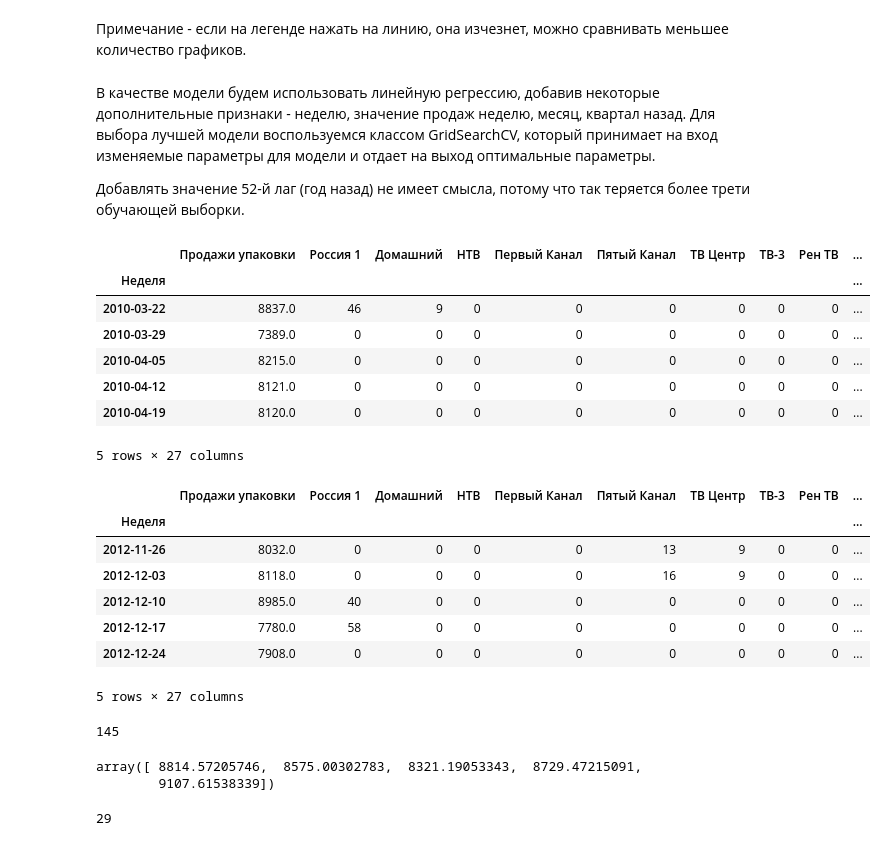
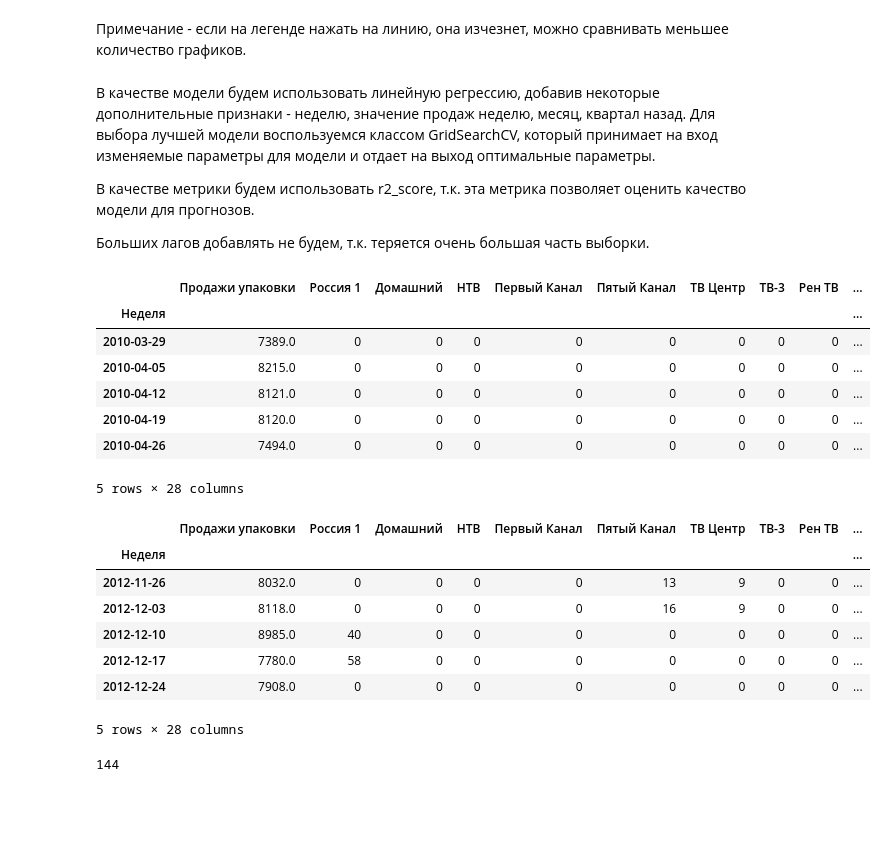
Before and after one commit to YStormwalker/publicis, a Jupyter notebook: publicis_test_case.ipynb, the cells around one changed output. Cells and saved outputs as stored; diff of their text form; code cells hidden in the pictures; blank space fills up the shorter version.

```diff
--- a/publicis_test_case.ipynb
+++ b/publicis_test_case.ipynb
@@ -109,25 +113,27 @@ plotly_df(sales.drop('Скользящее среднее', axis=1), title='Эк
 # %% [markdown]
 В качестве модели будем использовать линейную регрессию, добавив некоторые дополнительные признаки - неделю, значение продаж неделю, месяц, квартал назад. Для выбора лучшей модели воспользуемся классом GridSearchCV, который принимает на вход изменяемые параметры для модели и отдает на выход оптимальные параметры.
 
-Добавлять значение 52-й лаг (год назад) не имеет смысла, потому что так теряется более трети обучающей выборки.
+В качестве метрики будем использовать r2_score, т.к. эта метрика позволяет оценить качество модели для прогнозов.
+
+Больших лагов добавлять не будем, т.к. теряется очень большая часть выборки.
 # %%
 data['Неделя'] = data.index.week
 learning_samples = data.copy()
 
-for i in range(4, 12):
+for i in range(4, 13):
     learning_samples[f'Lag {i}'] = learning_samples['Продажи упаковки'].shift(i)
 
 learning_samples = learning_samples.dropna()
 learning_samples.head()
 # %% [output]
 |  | Продажи упаковки | Россия 1 | Домашний | НТВ | Первый Канал | Пятый Канал | ТВ Центр | ТВ-3 | Рен ТВ | ... |
 | Неделя |  |  |  |  |  |  |  |  |  | ... |
-| 2010-03-22 | 8837.0 | 46 | 9 | 0 | 0 | 0 | 0 | 0 | 0 | ... |
 | 2010-03-29 | 7389.0 | 0 | 0 | 0 | 0 | 0 | 0 | 0 | 0 | ... |
 | 2010-04-05 | 8215.0 | 0 | 0 | 0 | 0 | 0 | 0 | 0 | 0 | ... |
 | 2010-04-12 | 8121.0 | 0 | 0 | 0 | 0 | 0 | 0 | 0 | 0 | ... |
 | 2010-04-19 | 8120.0 | 0 | 0 | 0 | 0 | 0 | 0 | 0 | 0 | ... |
+| 2010-04-26 | 7494.0 | 0 | 0 | 0 | 0 | 0 | 0 | 0 | 0 | ... |
-5 rows × 27 columns
+5 rows × 28 columns
 # %%
 learning_samples.tail()
 # %% [output]
@@ -138,11 +144,11 @@ learning_samples.tail()
 | 2012-12-10 | 8985.0 | 40 | 0 | 0 | 0 | 0 | 0 | 0 | 0 | ... |
 | 2012-12-17 | 7780.0 | 58 | 0 | 0 | 0 | 0 | 0 | 0 | 0 | ... |
 | 2012-12-24 | 7908.0 | 0 | 0 | 0 | 0 | 0 | 0 | 0 | 0 | ... |
-5 rows × 27 columns
+5 rows × 28 columns
 # %%
 len(learning_samples)
 # %% [output]
-145
+144
 # %%
 X_train = learning_samples[:116].drop('Продажи упаковки', axis=1)
 y_train = learning_samples[:116]['Продажи упаковки']
@@ -153,12 +159,3 @@ lin = LinearRegression()
 lin.fit(X_train, y_train)
 
 lin_predict = lin.predict(X_test)
-
-lin_predict[:5]
-# %% [output]
-array([ 8814.57205746,  8575.00302783,  8321.19053343,  8729.47215091,
-        9107.61538339])
-# %%
-145-116
-# %% [output]
-29
```
Also changed, not shown: parts of 19 cells of this notebook, 2 other files.
